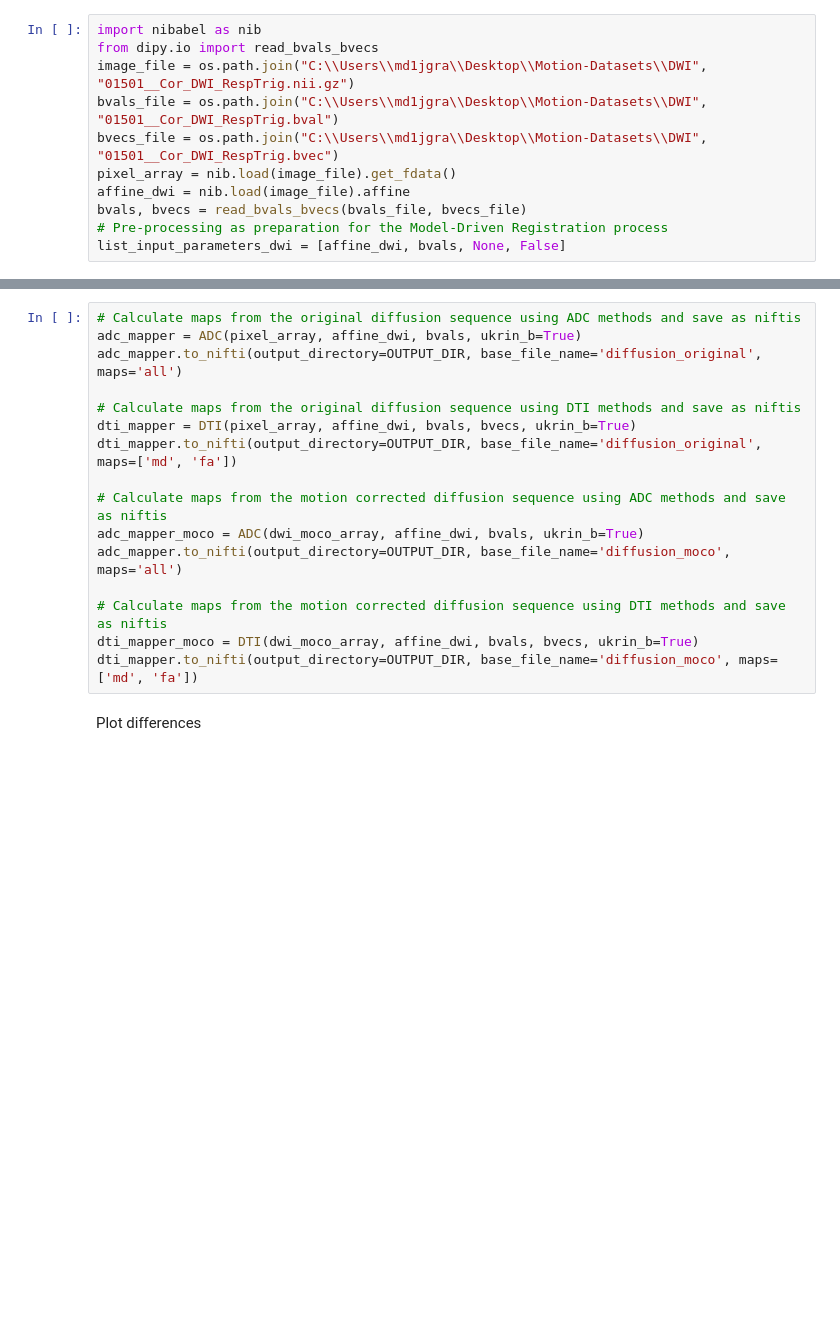
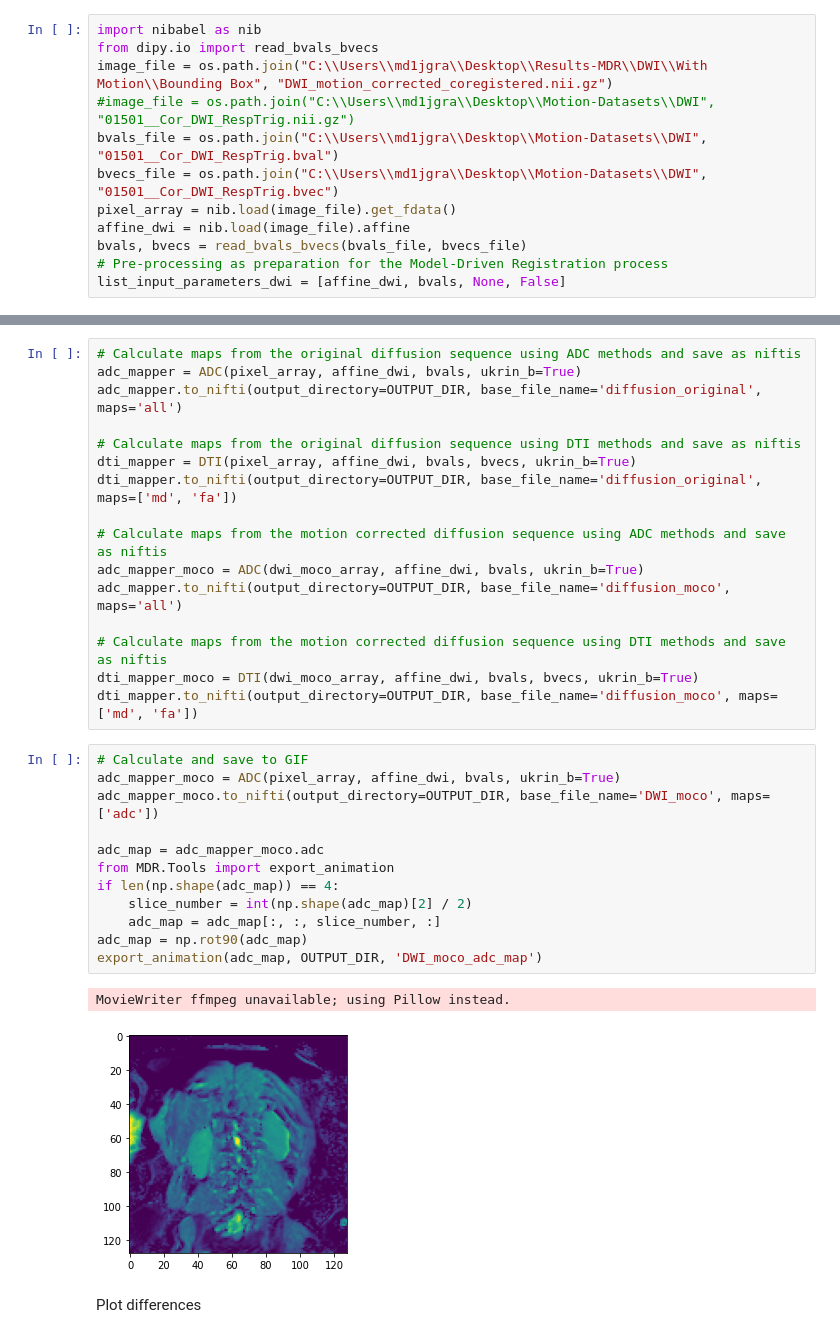
Before and after one commit to UKRIN-MAPS/ukat, a Jupyter notebook: tutorials/motion_correction.ipynb, the cells around one changed output, grey strips where cells are left out. Cells and saved outputs as stored; diff of their text form; blank space fills up the shorter version.

```diff
--- a/tutorials/motion_correction.ipynb
+++ b/tutorials/motion_correction.ipynb
@@ -59,7 +63,8 @@ list_input_parameters_dwi = [affine_dwi, bvals, None, False]
 # %%
 import nibabel as nib
 from dipy.io import read_bvals_bvecs
-image_file = os.path.join("C:\\Users\\md1jgra\\Desktop\\Motion-Datasets\\DWI", "01501__Cor_DWI_RespTrig.nii.gz")
+image_file = os.path.join("C:\\Users\\md1jgra\\Desktop\\Results-MDR\\DWI\\With Motion\\Bounding Box", "DWI_motion_corrected_coregistered.nii.gz")
+#image_file = os.path.join("C:\\Users\\md1jgra\\Desktop\\Motion-Datasets\\DWI", "01501__Cor_DWI_RespTrig.nii.gz")
 bvals_file = os.path.join("C:\\Users\\md1jgra\\Desktop\\Motion-Datasets\\DWI", "01501__Cor_DWI_RespTrig.bval")
 bvecs_file = os.path.join("C:\\Users\\md1jgra\\Desktop\\Motion-Datasets\\DWI", "01501__Cor_DWI_RespTrig.bvec")
 pixel_array = nib.load(image_file).get_fdata()
@@ -182,6 +193,21 @@ adc_mapper.to_nifti(output_directory=OUTPUT_DIR, base_file_name='diffusion_moco'
 # Calculate maps from the motion corrected diffusion sequence using DTI methods and save as niftis
 dti_mapper_moco = DTI(dwi_moco_array, affine_dwi, bvals, bvecs, ukrin_b=True)
 dti_mapper.to_nifti(output_directory=OUTPUT_DIR, base_file_name='diffusion_moco', maps=['md', 'fa'])
+# %%
+# Calculate and save to GIF
+adc_mapper_moco = ADC(pixel_array, affine_dwi, bvals, ukrin_b=True)
+adc_mapper_moco.to_nifti(output_directory=OUTPUT_DIR, base_file_name='DWI_moco', maps=['adc'])
+
+adc_map = adc_mapper_moco.adc
+from MDR.Tools import export_animation
+if len(np.shape(adc_map)) == 4:
+    slice_number = int(np.shape(adc_map)[2] / 2)
+    adc_map = adc_map[:, :, slice_number, :]
+adc_map = np.rot90(adc_map)
+export_animation(adc_map, OUTPUT_DIR, 'DWI_moco_adc_map')
+# %% [output]
+MovieWriter ffmpeg unavailable; using Pillow instead.
+[figure, added]
 # %% [markdown]
 Plot differences
 # %%
```
Also changed, not shown: parts of 6 cells of this notebook, 1 other file.
